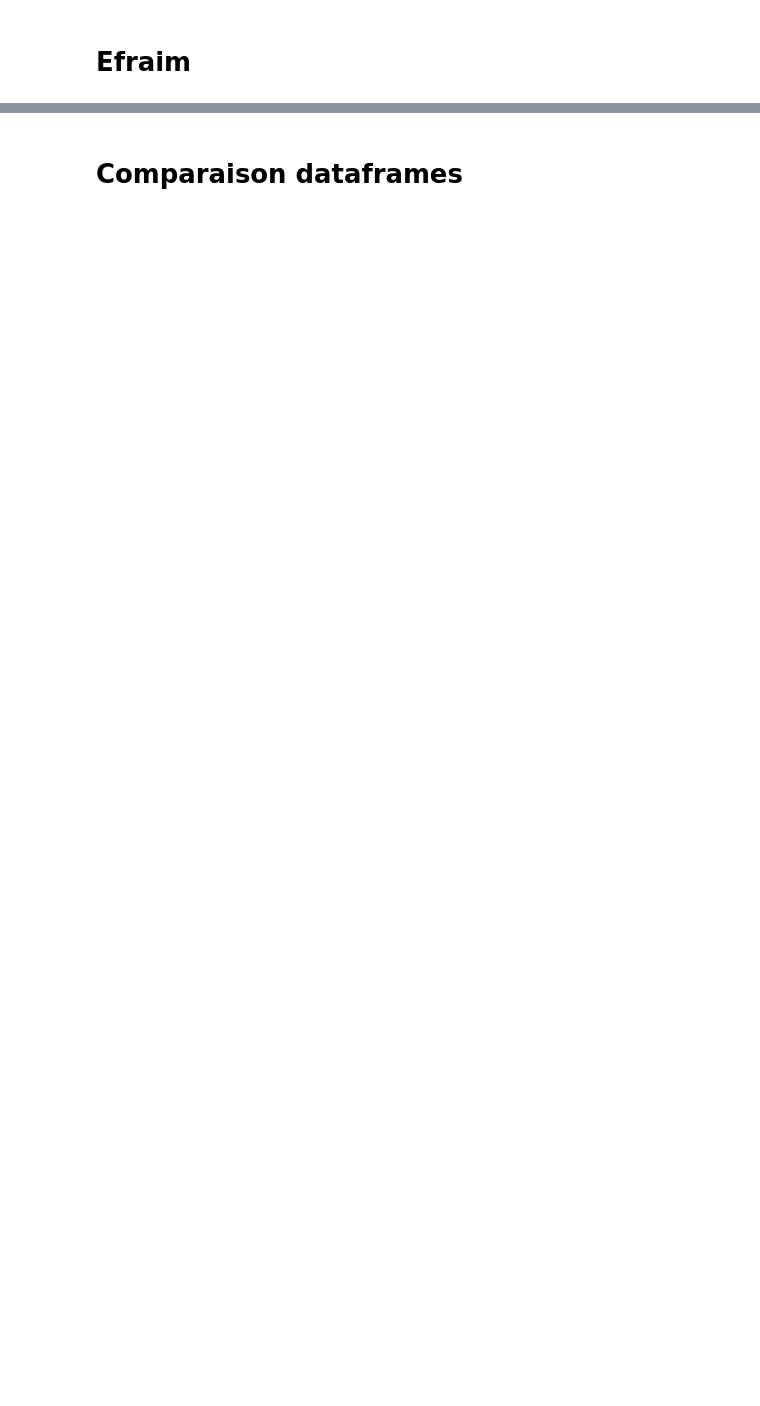
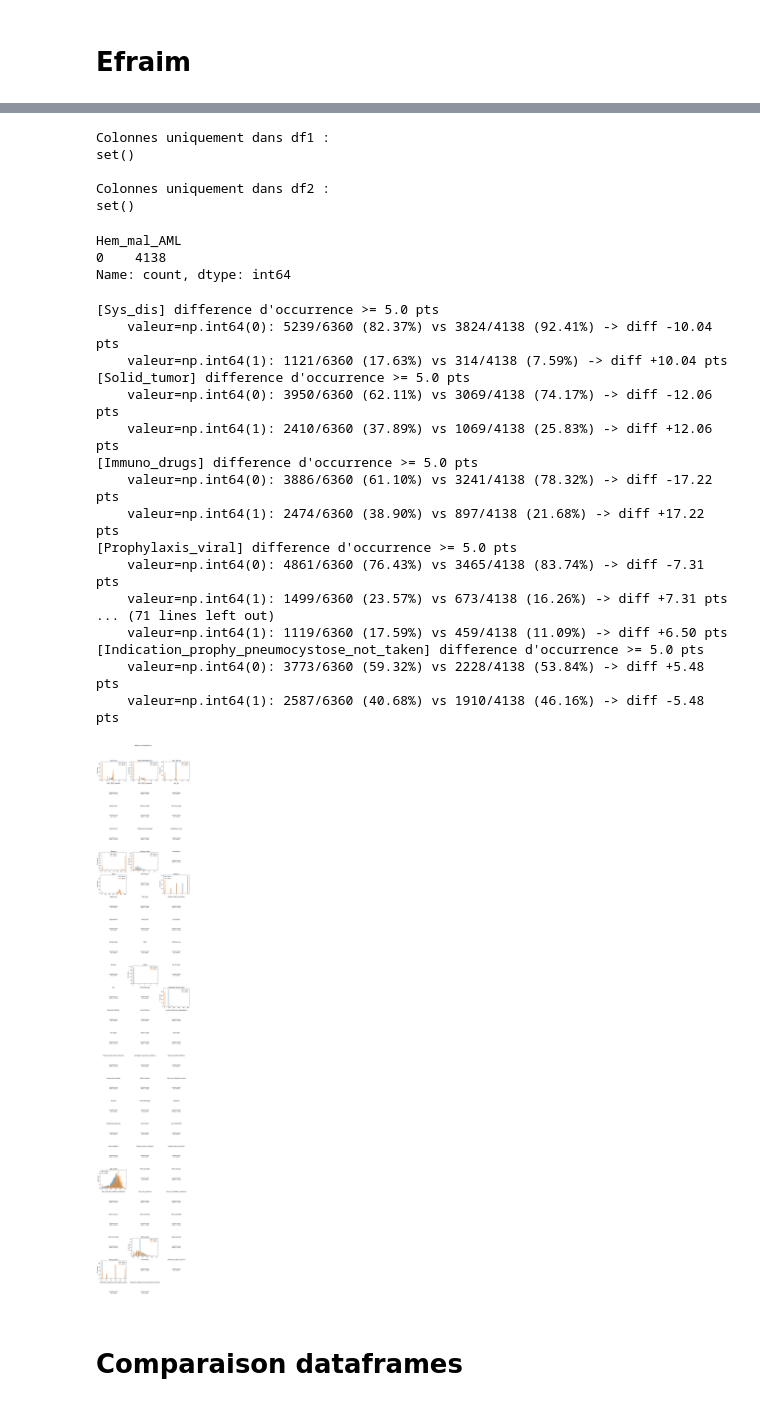
Before and after one commit to Romain-Forte/respiratory_diagnostics, a Jupyter notebook: bazea_dataset.ipynb, the cells around one changed output, grey strips where cells are left out. Saved outputs shown, nothing was run; the diff lists cells and outputs as text; code cells hidden in the pictures; blank space fills up the shorter version.

Commit message:
travail de la semaine merge grroh

```diff
--- a/bazea_dataset.ipynb
+++ b/bazea_dataset.ipynb
@@ -143,2 +208,53 @@ df_features_clean = _convert_all_columns_to_numeric(df_features_clean)
+# %%
+sys.modules.pop('utils.data_quality',None)
+from utils.data_quality import compare_columns
+df_with_diag = pd.concat([df_features_clean,df_labels_fusion],axis=1)
+
+compare_columns(df_with_diag,grroh_clean_transform)
+# %% [output]
+Colonnes uniquement dans df1 :
+set()
+
+Colonnes uniquement dans df2 :
+set()
+# %%
+grroh_clean_transform["Hem_mal_AML"].value_counts()
+# %% [output]
+Hem_mal_AML
+0    4138
+Name: count, dtype: int64
+# %%
+sys.modules.pop("utils.data_quality",None)
+from utils.data_quality import plot_column_histograms
+
+fig, axes = plot_column_histograms(
+    df_left=df_with_diag,
+    df_right=grroh_clean_transform,
+    columns=grroh_clean_transform.columns,
+    bins=40,
+    label_left="Efraim",
+    label_right="Grroh",
+    suptitle="difference of distributions"
+)
+plt.show()
+# %% [output]
+[Sys_dis] difference d'occurrence >= 5.0 pts
+    valeur=np.int64(0): 5239/6360 (82.37%) vs 3824/4138 (92.41%) -> diff -10.04 pts
+    valeur=np.int64(1): 1121/6360 (17.63%) vs 314/4138 (7.59%) -> diff +10.04 pts
+[Solid_tumor] difference d'occurrence >= 5.0 pts
+    valeur=np.int64(0): 3950/6360 (62.11%) vs 3069/4138 (74.17%) -> diff -12.06 pts
+    valeur=np.int64(1): 2410/6360 (37.89%) vs 1069/4138 (25.83%) -> diff +12.06 pts
+[Immuno_drugs] difference d'occurrence >= 5.0 pts
+    valeur=np.int64(0): 3886/6360 (61.10%) vs 3241/4138 (78.32%) -> diff -17.22 pts
+    valeur=np.int64(1): 2474/6360 (38.90%) vs 897/4138 (21.68%) -> diff +17.22 pts
+[Prophylaxis_viral] difference d'occurrence >= 5.0 pts
+    valeur=np.int64(0): 4861/6360 (76.43%) vs 3465/4138 (83.74%) -> diff -7.31 pts
+    valeur=np.int64(1): 1499/6360 (23.57%) vs 673/4138 (16.26%) -> diff +7.31 pts
+... (71 lines left out)
+    valeur=np.int64(1): 1119/6360 (17.59%) vs 459/4138 (11.09%) -> diff +6.50 pts
+[Indication_prophy_pneumocystose_not_taken] difference d'occurrence >= 5.0 pts
+    valeur=np.int64(0): 3773/6360 (59.32%) vs 2228/4138 (53.84%) -> diff +5.48 pts
+    valeur=np.int64(1): 2587/6360 (40.68%) vs 1910/4138 (46.16%) -> diff -5.48 pts
+[figure, added]
 # %% [markdown]
 # Comparaison dataframes
```
Also changed, not shown: parts of 10 cells of this notebook, 7 other files.
